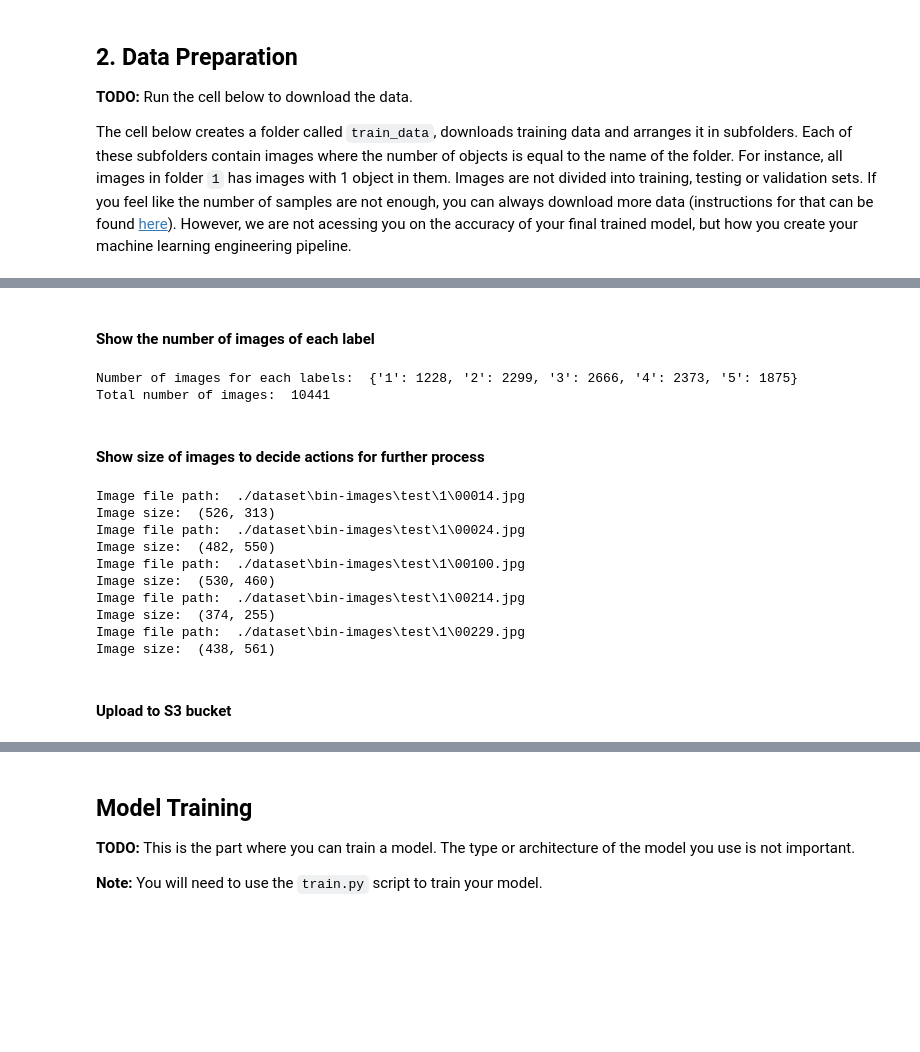
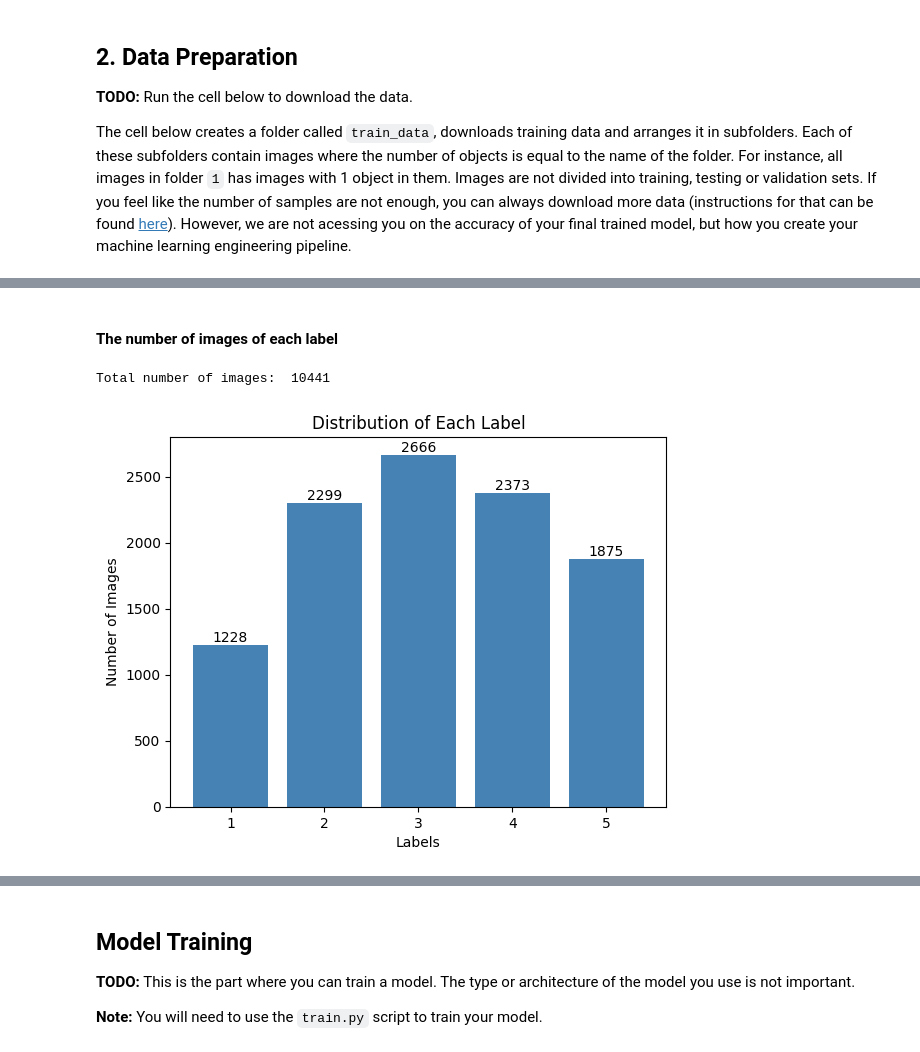
Before and after one commit to khangtictoc/Inventory-Monitoring-at-Distribution-Centers, a Jupyter notebook: sagemaker.ipynb, the cells around one changed output, grey strips where cells are left out. Saved outputs shown, nothing was run; the diff lists cells and outputs as text; code cells hidden in the pictures; blank space fills up the shorter version.

```diff
--- a/sagemaker.ipynb
+++ b/sagemaker.ipynb
@@ -75,47 +116,32 @@ Let's examine dataset
 # %% [markdown]
-<h4>Show the number of images of each label</h4>
+<h4>The number of images of each label</h4>
 # %%
 import json
 
 # Load the JSON data from the file
 with open("file_list.json", "r") as file:
     data = json.load(file)
 
 # Count the length of each list for each label
 labels_length = {key: len(value) for key, value in data.items()}
 
-print("Number of images for each labels: ", labels_length)
 print("Total number of images: ", sum(labels_length.values()))
+
+# Drawing the chart
+labels = list(labels_length.keys())
+sizes = list(labels_length.values())
+
+bars = plt.bar(labels, sizes, color='steelblue')
+plt.xlabel('Labels')
+plt.ylabel('Number of Images')
+plt.title('Distribution of Each Label')
+
+# Adding the text on top of the columns
+for bar in bars:
+    yval = bar.get_height()
+    plt.text(bar.get_x() + bar.get_width()/2, yval + 1, yval, ha='center', va='bottom')
+
+plt.show()
 # %% [output]
-Number of images for each labels:  {'1': 1228, '2': 2299, '3': 2666, '4': 2373, '5': 1875}
 Total number of images:  10441
+[figure, added]
-# %% [markdown]
-<h4>Show size of images to decide actions for further process
-# %%
-LIMIT = 5 # Limit the number of images to display
-count_display = 0
-
-for dirpath, dirs, files in os.walk("./dataset"):
-   if count_display == LIMIT:
-         break
-   for file in files:
-      if count_display == LIMIT:
-         break
-      image_path = os.path.join(dirpath, file)
-      print("Image file path: ", image_path)
-      with Image.open(image_path) as img:
-         print("Image size: ", img.size)
-      count_display += 1
-# %% [output]
-Image file path:  ./dataset\bin-images\test\1\00014.jpg
-Image size:  (526, 313)
-Image file path:  ./dataset\bin-images\test\1\00024.jpg
-Image size:  (482, 550)
-Image file path:  ./dataset\bin-images\test\1\00100.jpg
-Image size:  (530, 460)
-Image file path:  ./dataset\bin-images\test\1\00214.jpg
-Image size:  (374, 255)
-Image file path:  ./dataset\bin-images\test\1\00229.jpg
-Image size:  (438, 561)
-# %% [markdown]
-<h4>Upload to S3 bucket</h4>
```
Also changed, not shown: parts of 42 cells of this notebook, 3 other files.
